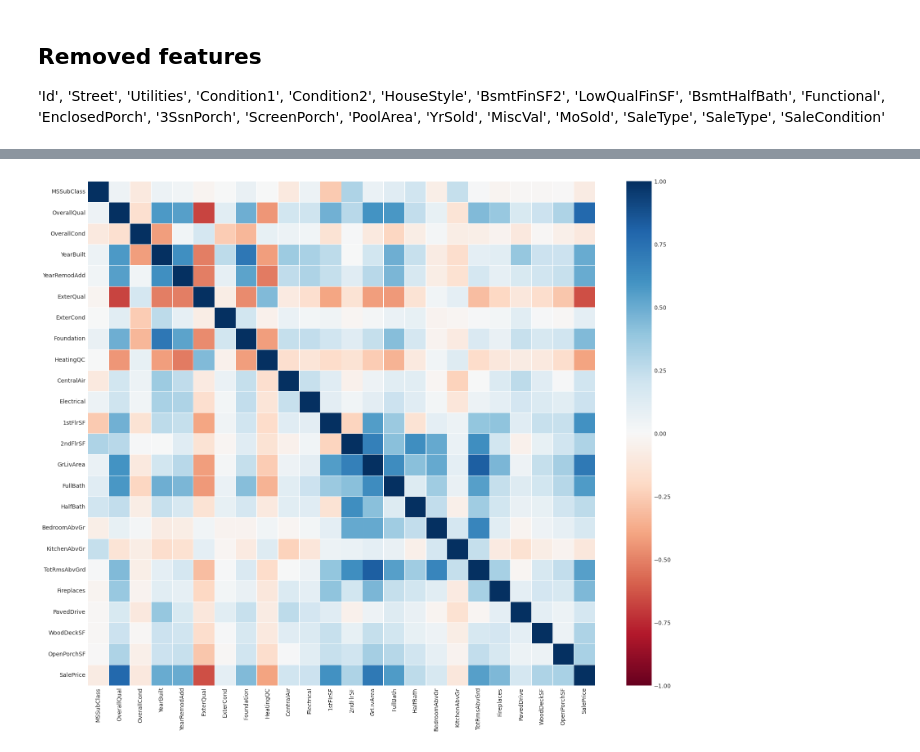
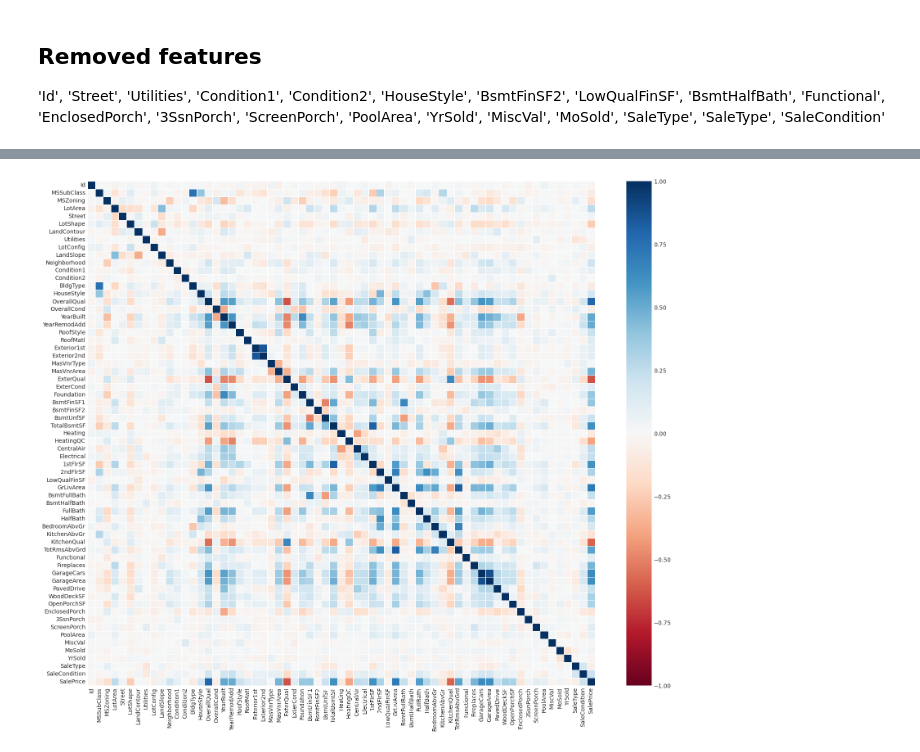
Before and after one commit to yunmokoo/Kaggle_Testing, a Jupyter notebook: housing-price-aug-16.ipynb, the cells around one changed output, grey strips where cells are left out. Drawn from its saved outputs; the diff is of its cells as text; code cells hidden in the pictures.

Commit message:
Kaggle Notebook | Housing Price Aug_16 | Version 18

```diff
--- a/housing-price-aug-16.ipynb
+++ b/housing-price-aug-16.ipynb
@@ -35,10 +57,7 @@ def make_df(directory):
     df = pd.DataFrame(df)
     return df
 # %%
-pd.set_option('display.max_rows', 4)
-
-train = pd.read_csv("/kaggle/input/house-prices-advanced-regression-techniques/train.csv")
-df_train = pd.DataFrame(train)
+df_train = make_df("/kaggle/input/house-prices-advanced-regression-techniques/train.csv")
 df_train
 # %% [output]
 |  | Id | MSSubClass | MSZoning | LotFrontage | LotArea | Street | Alley | LotShape | LandContour | ... |
@@ -115,11 +140,9 @@ SaleCondition     object
 SalePrice          int64
 dtype: object
 # %%
-df_train_col = df_train.drop(columns=['PoolQC', 'Fence', 'MiscFeature', 'FireplaceQu', 'Alley', 'LotFrontage'])
-df_train_filt = df_train_col.dropna(axis=0)
+df_train_filt = filter_na(df_train)
 
 nan_counts = df_train_filt.isna().sum()
-
 
 pd.set_option('display.max_rows', None)
 # Display NaN counts in each column
@@ -546,7 +562,7 @@ df_train_selected
 # %%
-corre_heatmap(df_train_selected)
+corre_heatmap(df_train_filt)
 # %% [output]
-[figure, old version]
+[figure, new version]
 # %%
 df_test_selected = df_selected(df_test_filt, exclude_test)
 df_test_selected
```
Also changed, not shown: parts of 40 cells of this notebook.
